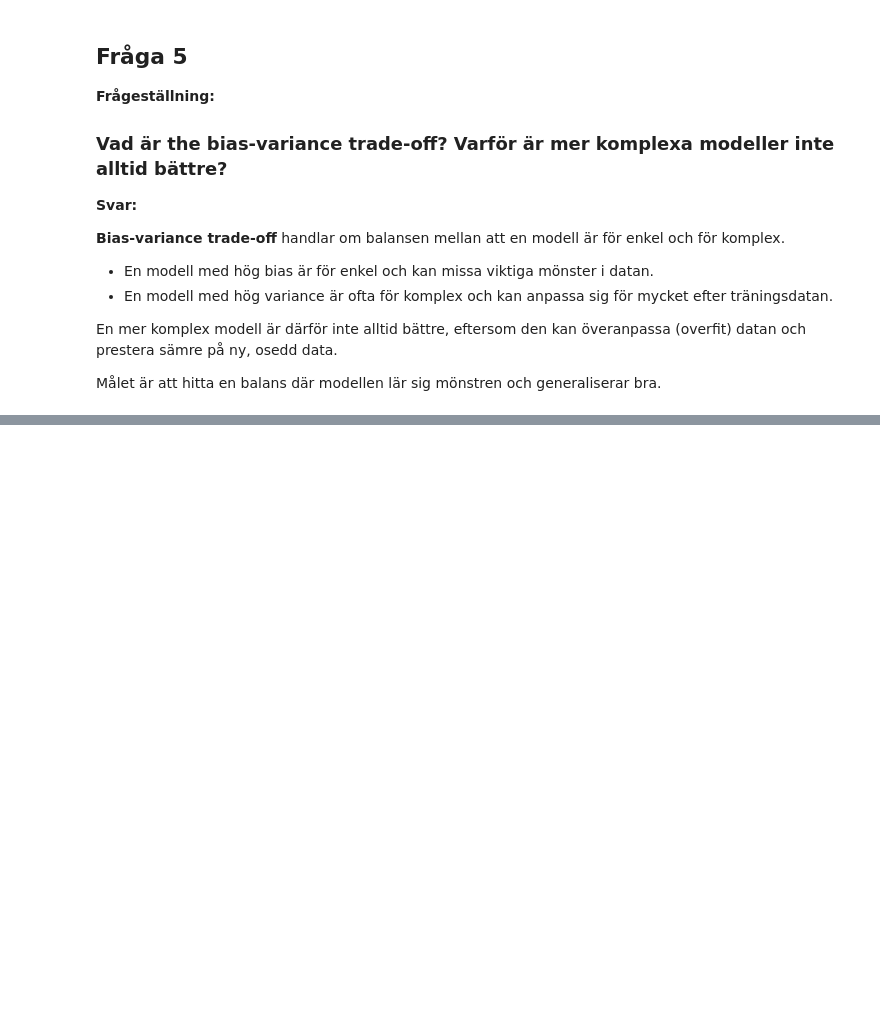
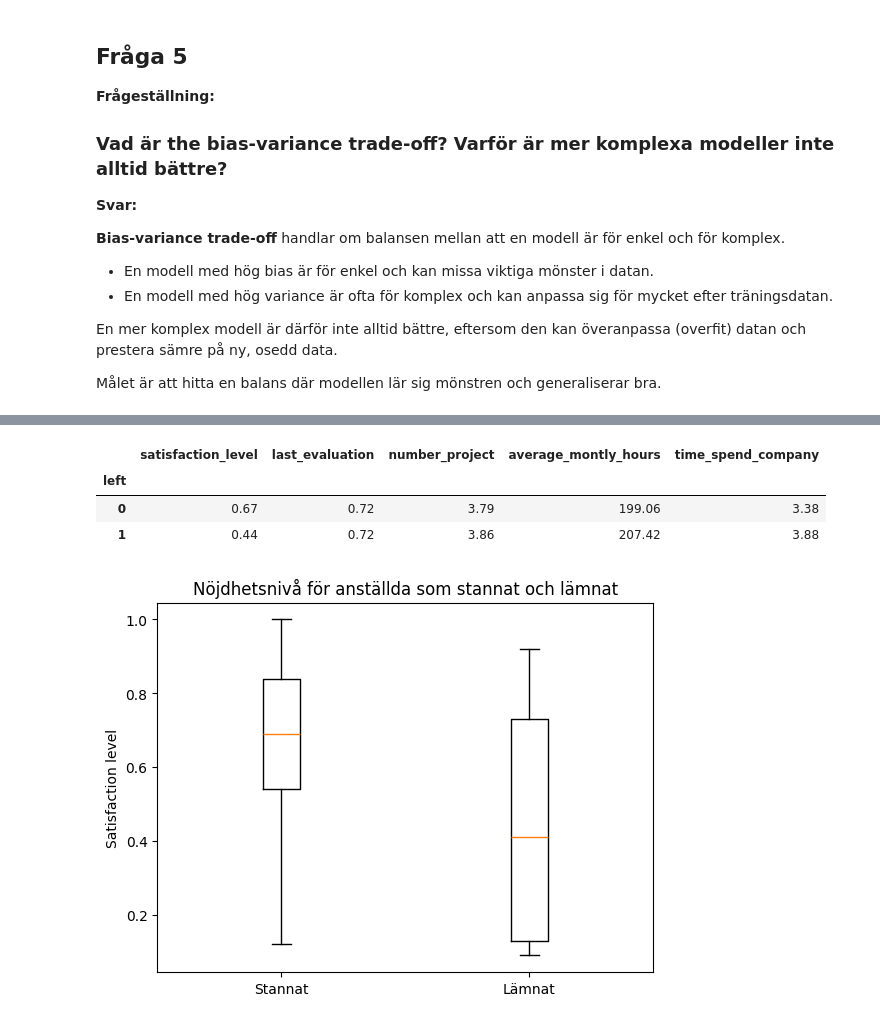
Before and after one commit to Mezea11/ai-ml-kurs-del-1, a Jupyter notebook: chapter_03_regression/chapter_03_regression.ipynb, the cells around one changed output, grey strips where cells are left out. Cells and saved outputs as stored; diff of their text form; code cells hidden in the pictures; blank space fills up the shorter version.

```diff
--- a/chapter_03_regression/chapter_03_regression.ipynb
+++ b/chapter_03_regression/chapter_03_regression.ipynb
@@ -221,0 +322,27 @@ Generellt gäller att mer komplexa modeller ofta är svårare att förklara.
+# %%
+summary_left = df_hr.groupby("left")[
+    [
+        "satisfaction_level",
+        "last_evaluation",
+        "number_project",
+        "average_montly_hours",
+        "time_spend_company"
+    ]
+].mean().round(2)
+
+summary_left
+# %% [output]
+|  | satisfaction_level | last_evaluation | number_project | average_montly_hours | time_spend_company |
+| left |  |  |  |  |  |
+| 0 | 0.67 | 0.72 | 3.79 | 199.06 | 3.38 |
+| 1 | 0.44 | 0.72 | 3.86 | 207.42 | 3.88 |
+# %%
+stayed = df_hr.loc[df_hr["left"] == 0, "satisfaction_level"]
+left = df_hr.loc[df_hr["left"] == 1, "satisfaction_level"]
+
+plt.boxplot([stayed, left], tick_labels=["Stannat", "Lämnat"])
+plt.title("Nöjdhetsnivå för anställda som stannat och lämnat")
+plt.ylabel("Satisfaction level")
+plt.show()
+# %% [output]
+[figure, added]
```
Also changed, not shown: parts of 55 cells of this notebook, 4 other files.
